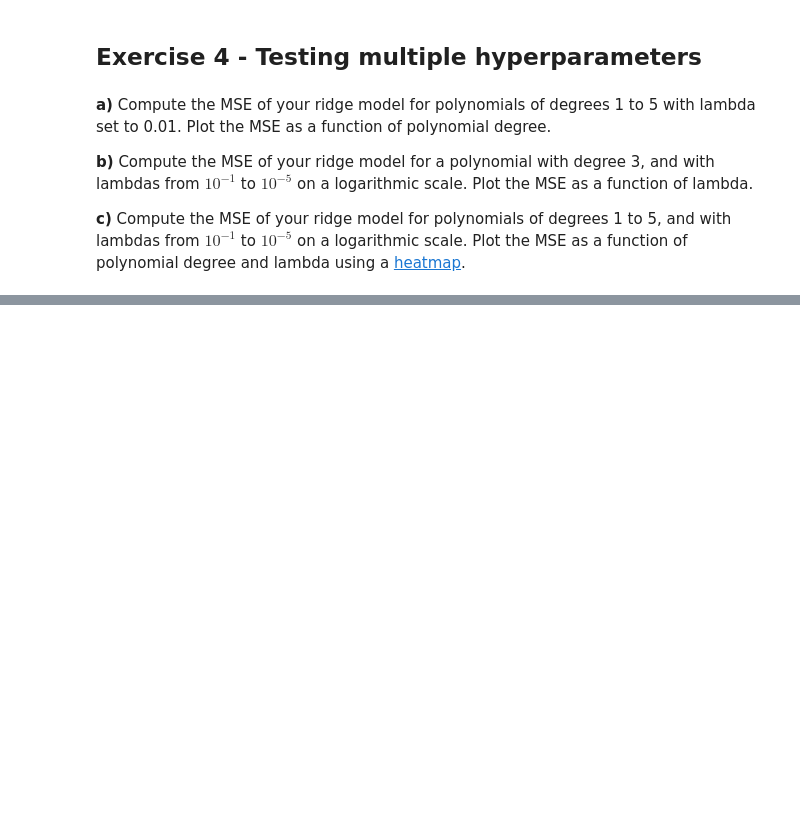
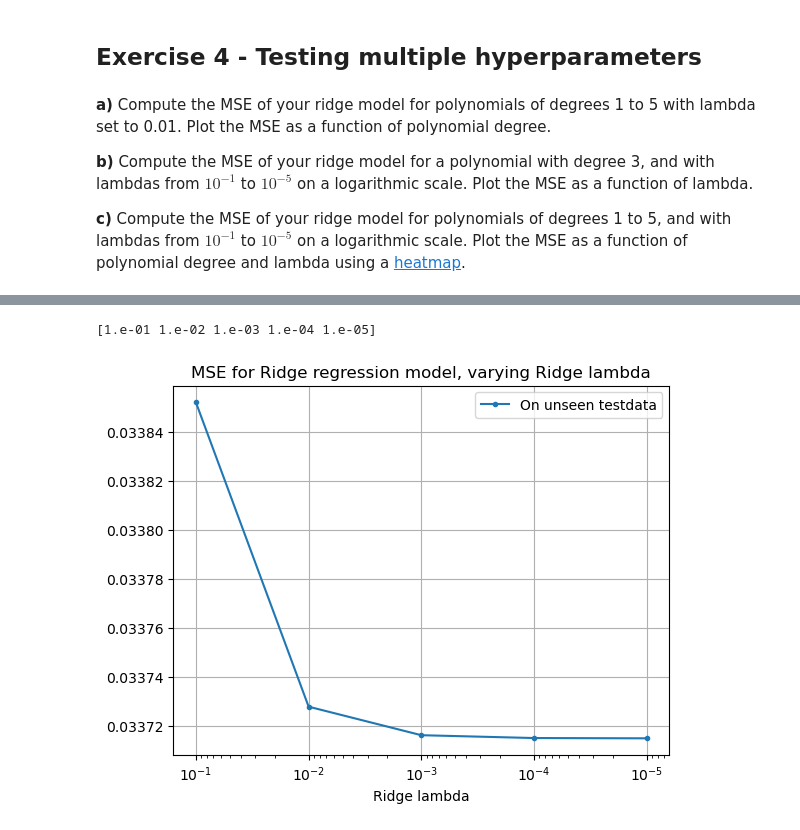
Before and after one commit to johnmagj/FYS-STK4155, a Jupyter notebook: Week36/exercises_week36.ipynb, the cells around one changed output, grey strips where cells are left out. Drawn from its saved outputs; the diff is of its cells as text; code cells hidden in the pictures; blank space fills up the shorter version.

```diff
--- a/Week36/exercises_week36.ipynb
+++ b/Week36/exercises_week36.ipynb
@@ -265,0 +271,36 @@ for i in range(len(poly_degree)):
+# %%
+poly_deg = 3
+
+exp_start = -1
+exp_stop = -5
+ridge_lambdas = np.logspace(exp_start, exp_stop, abs(exp_stop-exp_start)+1) # np.logspace takes 1e(exp_start) and 1e(exp_stop) as arguments, 1e1 step
+
+MSE_Ridge_model_lambdas = np.zeros(len(ridge_lambdas))
+
+X3 = polynomial_features(x, poly_deg)
+X3_train, X3_test, y3_train, y3_test = train_test_split(X3, y, test_size=0.2)
+
+scaler3 = StandardScaler()
+scaler3.fit(X3_train)                       # Computes the mean and std to be used for later scaling
+X3_train_s = scaler3.transform(X3_train)    # Using scaler function on the prepared training set from X
+X3_test_s = scaler3.transform(X3_test)      # Using scaler function on the prepared test set from X
+y3_offset = np.mean(y3_train)               # Mean of y values in the training set for y
+
+for i in range(len(ridge_lambdas)):
+    beta_ridge = Ridge_parameters(X3_train_s, y3_train, ridge_lambda=ridge_lambdas[i])
+    predict_y3_test = X3_test_s @ beta_ridge + y3_offset
+    MSE_Ridge_model_lambdas[i] = mean_squared_error(y3_test, predict_y3_test)
+
+print(ridge_lambdas)
+
+plt.semilogx(ridge_lambdas, MSE_Ridge_model_lambdas, ".-", label="On unseen testdata")
+plt.gca().invert_xaxis()    # Flips the x-axis direction
+plt.grid()
+plt.title(f"MSE for Ridge regression model, varying Ridge lambda")
+plt.xlabel("Ridge lambda")
+plt.legend()
+plt.show()
+plt.close()
+# %% [output]
+[1.e-01 1.e-02 1.e-03 1.e-04 1.e-05]
+[figure, added]
```
Also changed, not shown: parts of 1 cell of this notebook.
